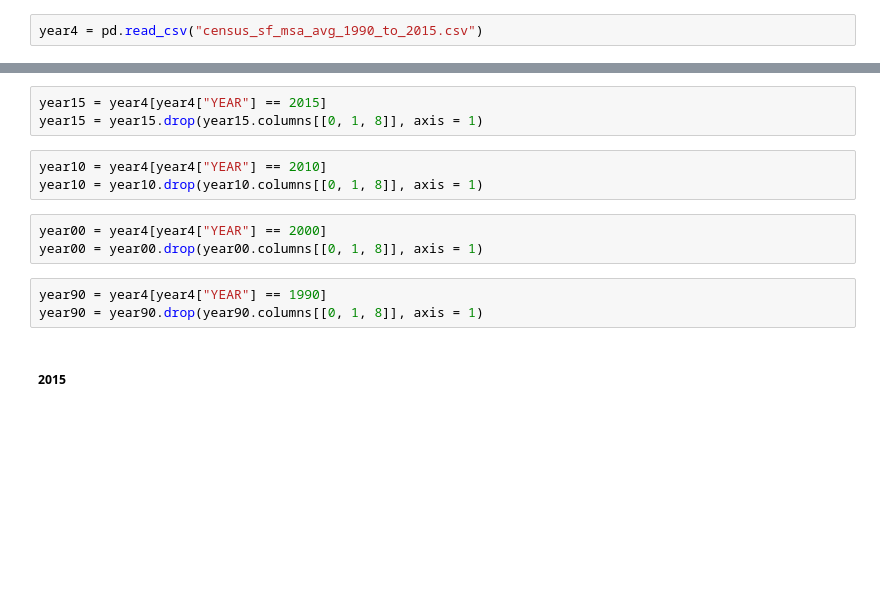
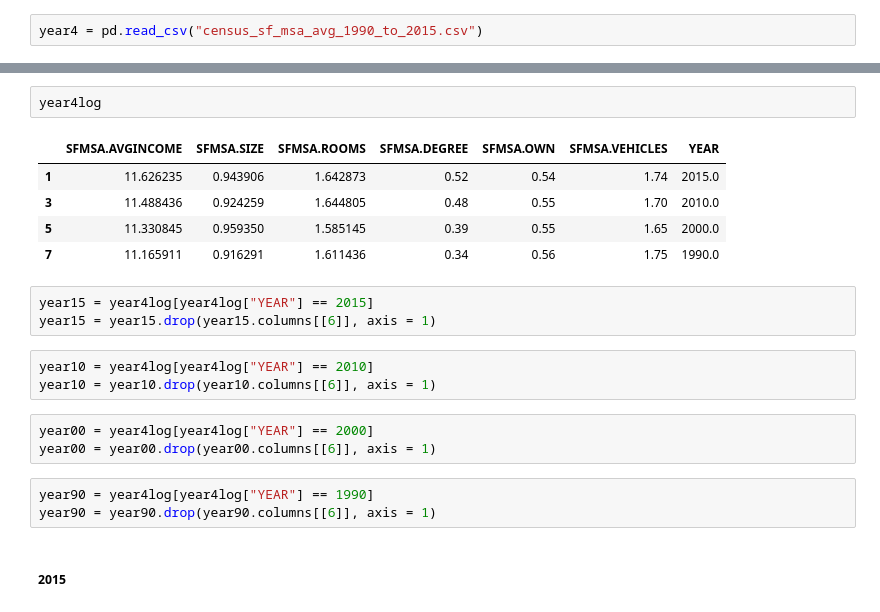
Before and after one commit to WinnieGao/Expenditures, a Jupyter notebook: Different models for years.ipynb, the cells around one changed output, grey strips where cells are left out. Drawn from its saved outputs; the diff is of its cells as text; blank space fills up the shorter version.

```diff
--- a/Different models for years.ipynb
+++ b/Different models for years.ipynb
@@ -17,15 +25,23 @@ year4 = pd.read_csv("census_sf_msa_avg_1990_to_2015.csv")
+# %%
+year4log
+# %% [output]
+|  | SFMSA.AVGINCOME | SFMSA.SIZE | SFMSA.ROOMS | SFMSA.DEGREE | SFMSA.OWN | SFMSA.VEHICLES | YEAR |
+| 1 | 11.626235 | 0.943906 | 1.642873 | 0.52 | 0.54 | 1.74 | 2015.0 |
+| 3 | 11.488436 | 0.924259 | 1.644805 | 0.48 | 0.55 | 1.70 | 2010.0 |
+| 5 | 11.330845 | 0.959350 | 1.585145 | 0.39 | 0.55 | 1.65 | 2000.0 |
+| 7 | 11.165911 | 0.916291 | 1.611436 | 0.34 | 0.56 | 1.75 | 1990.0 |
 # %%
-year15 = year4[year4["YEAR"] == 2015]
-year15 = year15.drop(year15.columns[[0, 1, 8]], axis = 1)
+year15 = year4log[year4log["YEAR"] == 2015]
+year15 = year15.drop(year15.columns[[6]], axis = 1)
 # %%
-year10 = year4[year4["YEAR"] == 2010]
-year10 = year10.drop(year10.columns[[0, 1, 8]], axis = 1)
+year10 = year4log[year4log["YEAR"] == 2010]
+year10 = year10.drop(year10.columns[[6]], axis = 1)
 # %%
-year00 = year4[year4["YEAR"] == 2000]
-year00 = year00.drop(year00.columns[[0, 1, 8]], axis = 1)
+year00 = year4log[year4log["YEAR"] == 2000]
+year00 = year00.drop(year00.columns[[6]], axis = 1)
 # %%
-year90 = year4[year4["YEAR"] == 1990]
-year90 = year90.drop(year90.columns[[0, 1, 8]], axis = 1)
+year90 = year4log[year4log["YEAR"] == 1990]
+year90 = year90.drop(year90.columns[[6]], axis = 1)
 # %% [markdown]
 ##### 2015
 # %%
```
Also changed, not shown: parts of 13 cells of this notebook, 2 other files.
